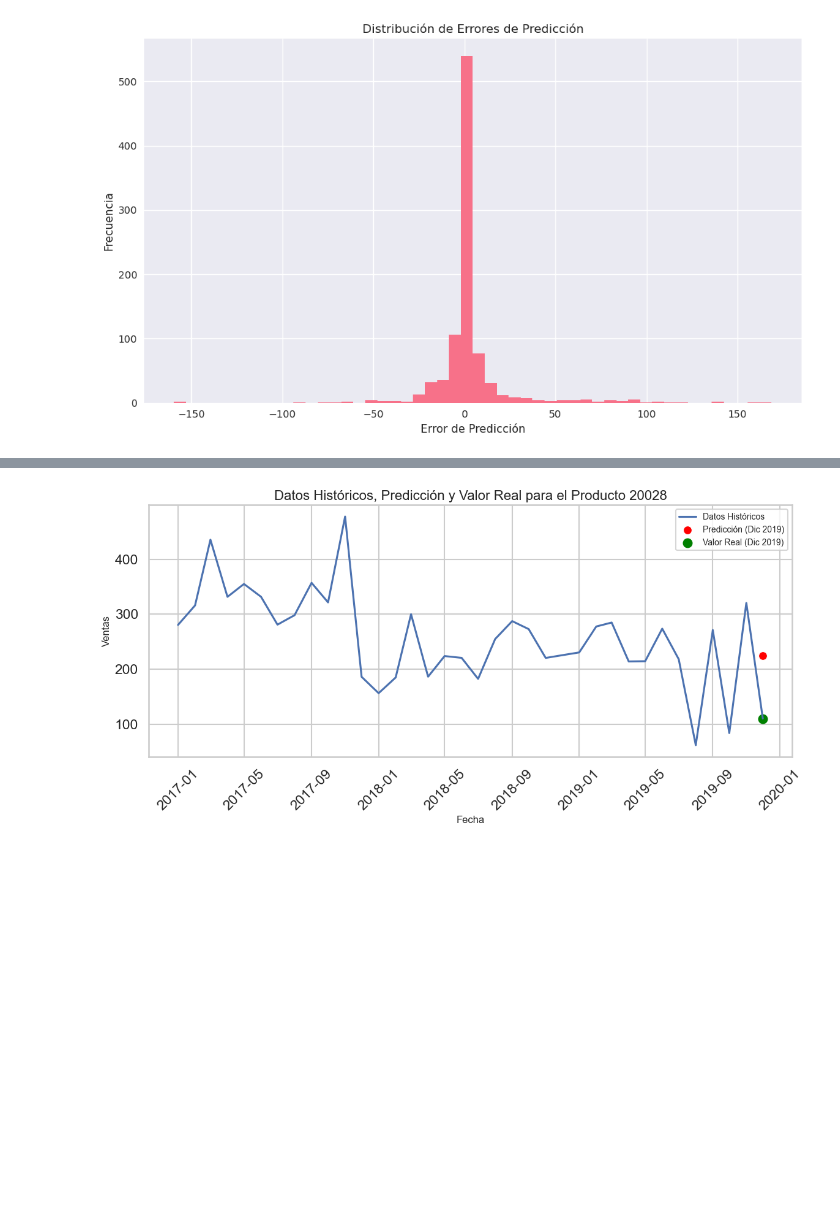
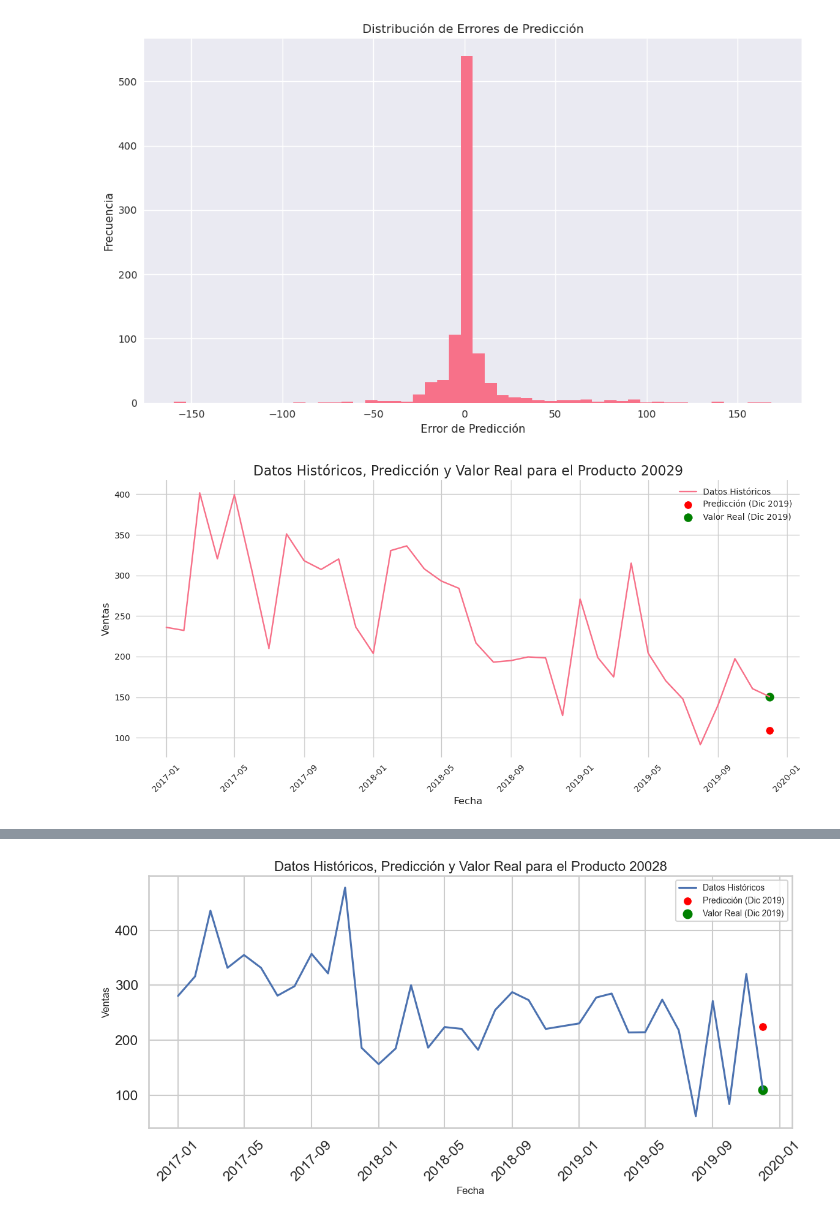
Before and after one commit to federico-syngenta/labo3-2025r, a Jupyter notebook: Nootebook/05_Multi_Sales_MOD_Worflow.ipynb, the cells around one changed output, grey strips where cells are left out. Drawn from its saved outputs; the diff is of its cells as text; code cells hidden in the pictures; blank space fills up the shorter version.

```diff
--- a/Nootebook/05_Multi_Sales_MOD_Worflow.ipynb
+++ b/Nootebook/05_Multi_Sales_MOD_Worflow.ipynb
@@ -1382,44 +1382,51 @@ Muestra de comparación:
 [figure]
 # %%
 # Elegir un producto específico para visualizar
-product_id = 20028    # Puedes cambiar este ID por el de cualquier producto que te interese
+product_id = 20029    # Puedes cambiar este ID por el de cualquier producto que te interese
 
 # Filtrar datos para el producto seleccionado
-product_data = sales_with_features[sales_with_features['product_id'] == product_id].copy()
+
 product_forecast = comparison_df[comparison_df['product_id'] == product_id].iloc[0]
 
-# Ordenar datos por fecha
-product_data = product_data.sort_values('periodo')
+
+
+product_data = (
+    sales_with_features[sales_with_features['product_id'] == product_id]
+    .groupby('periodo', as_index=False)['tn'].sum()
+    .sort_values('periodo')
+)
 
 # Crear DataFrame para la predicción
 forecast_data = pd.DataFrame({
     'periodo': [target_date],
     'tn': [product_forecast['tn_predicted']]
 })
 
 # Configurar el gráfico
 plt.figure(figsize=(12, 6))
 sns.set_style("whitegrid")
 
 # Graficar datos históricos
 sns.lineplot(x='periodo', y='tn', data=product_data, label='Datos Históricos')
 
 # Graficar predicción
 sns.scatterplot(x='periodo', y='tn', data=forecast_data, label='Predicción (Dic 2019)', color='red', s=100)
 
 # Graficar valor real de diciembre 2019
 real_value = product_data[product_data['periodo'] == target_date]['tn'].values[0]
 plt.scatter(target_date, real_value, color='green', s=100, label='Valor Real (Dic 2019)')
 
 # Personalizar el gráfico
 plt.title(f'Datos Históricos, Predicción y Valor Real para el Producto {product_id}', fontsize=16)
 plt.xlabel('Fecha', fontsize=12)
 plt.ylabel('Ventas', fontsize=12)
 plt.legend(fontsize=10)
 
 # Rotar etiquetas del eje x para mejor legibilidad
 plt.xticks(rotation=45)
 
 # Mostrar el gráfico
 plt.tight_layout()
 plt.show()
+# %% [output]
+[figure, added]
```
Also changed, not shown: parts of 2 cells of this notebook.
